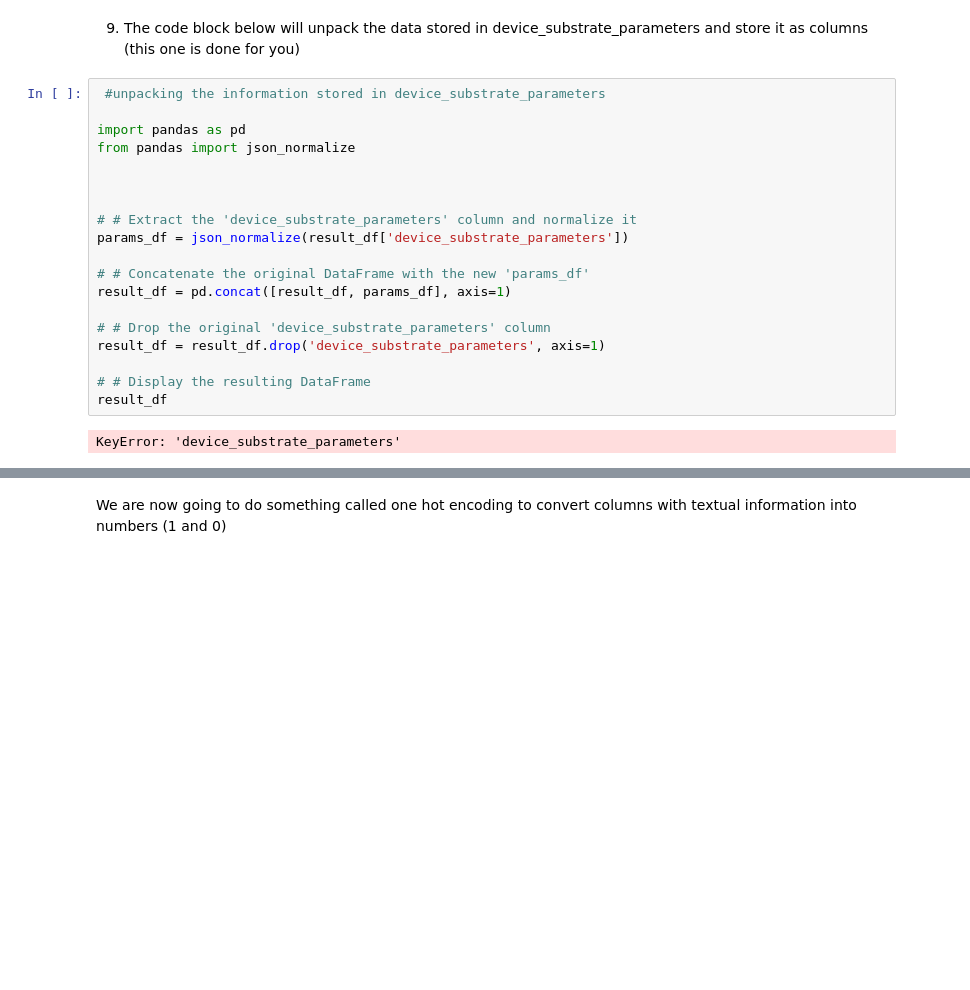
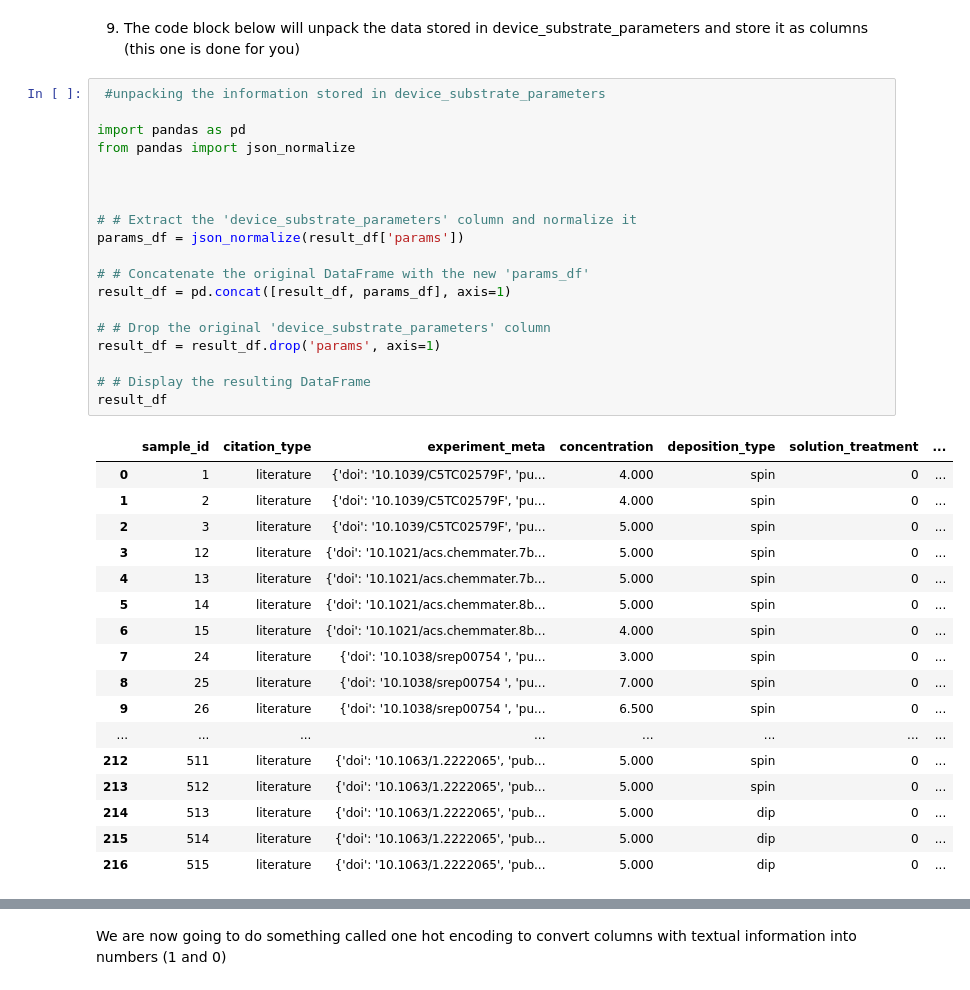
Before and after one commit to aaronliu64/ofet-db, a Jupyter notebook: pgpractice/Data Extraction For ML/ofet_db_Data_Extraction_MYL.ipynb, the cells around one changed output, grey strips where cells are left out. Cells and saved outputs as stored; diff of their text form; blank space fills up the shorter version.

```diff
--- a/pgpractice/Data Extraction For ML/ofet_db_Data_Extraction_MYL.ipynb
+++ b/pgpractice/Data Extraction For ML/ofet_db_Data_Extraction_MYL.ipynb
@@ -502,24 +504,40 @@ This is a simple version of the dataframe result_df. There are a couple more thi
 # %%
  #unpacking the information stored in device_substrate_parameters
 
 import pandas as pd
 from pandas import json_normalize
 
 
 
 # # Extract the 'device_substrate_parameters' column and normalize it
-params_df = json_normalize(result_df['device_substrate_parameters'])
+params_df = json_normalize(result_df['params'])
 
 # # Concatenate the original DataFrame with the new 'params_df'
 result_df = pd.concat([result_df, params_df], axis=1)
 
 # # Drop the original 'device_substrate_parameters' column
-result_df = result_df.drop('device_substrate_parameters', axis=1)
+result_df = result_df.drop('params', axis=1)
 
 # # Display the resulting DataFrame
 result_df
 # %% [output]
-KeyError: 'device_substrate_parameters'
+|  | sample_id | citation_type | experiment_meta | concentration | deposition_type | solution_treatment | ... |
+| 0 | 1 | literature | {'doi': '10.1039/C5TC02579F', 'pu... | 4.000 | spin | 0 | ... |
+| 1 | 2 | literature | {'doi': '10.1039/C5TC02579F', 'pu... | 4.000 | spin | 0 | ... |
+| 2 | 3 | literature | {'doi': '10.1039/C5TC02579F', 'pu... | 5.000 | spin | 0 | ... |
+| 3 | 12 | literature | {'doi': '10.1021/acs.chemmater.7b... | 5.000 | spin | 0 | ... |
+| 4 | 13 | literature | {'doi': '10.1021/acs.chemmater.7b... | 5.000 | spin | 0 | ... |
+| 5 | 14 | literature | {'doi': '10.1021/acs.chemmater.8b... | 5.000 | spin | 0 | ... |
+| 6 | 15 | literature | {'doi': '10.1021/acs.chemmater.8b... | 4.000 | spin | 0 | ... |
+| 7 | 24 | literature | {'doi': '10.1038/srep00754 ', 'pu... | 3.000 | spin | 0 | ... |
+| 8 | 25 | literature | {'doi': '10.1038/srep00754 ', 'pu... | 7.000 | spin | 0 | ... |
+| 9 | 26 | literature | {'doi': '10.1038/srep00754 ', 'pu... | 6.500 | spin | 0 | ... |
+| ... | ... | ... | ... | ... | ... | ... | ... |
+| 212 | 511 | literature | {'doi': '10.1063/1.2222065', 'pub... | 5.000 | spin | 0 | ... |
+| 213 | 512 | literature | {'doi': '10.1063/1.2222065', 'pub... | 5.000 | spin | 0 | ... |
+| 214 | 513 | literature | {'doi': '10.1063/1.2222065', 'pub... | 5.000 | dip | 0 | ... |
+| 215 | 514 | literature | {'doi': '10.1063/1.2222065', 'pub... | 5.000 | dip | 0 | ... |
+| 216 | 515 | literature | {'doi': '10.1063/1.2222065', 'pub... | 5.000 | dip | 0 | ... |
 # %%
 
 # Drop unnecessary columns that won't be used for modeling
```
Also changed, not shown: parts of 2 cells of this notebook.
